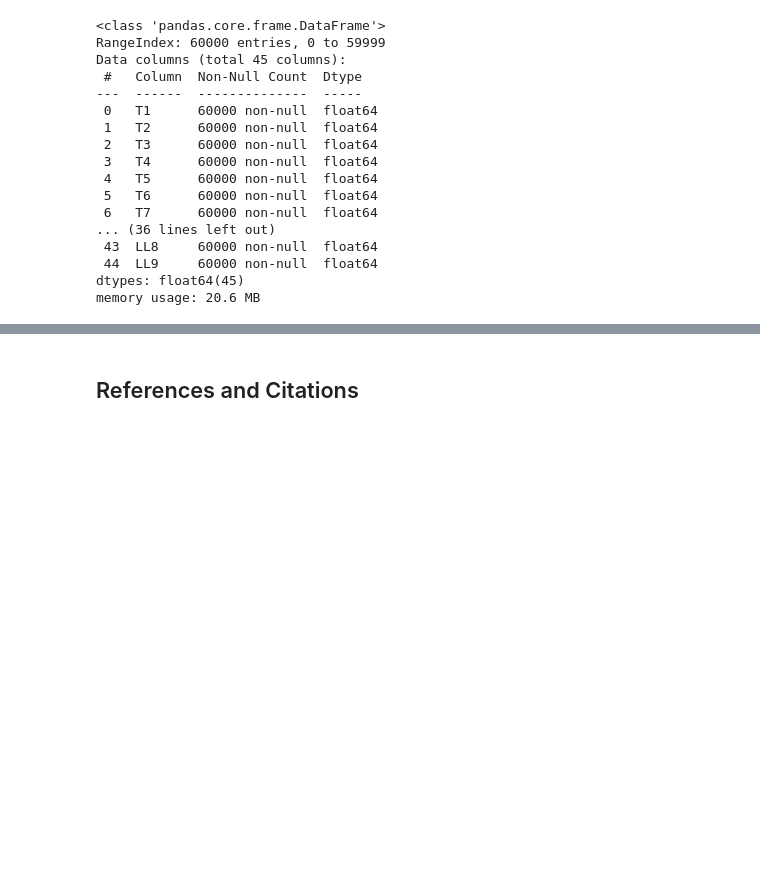
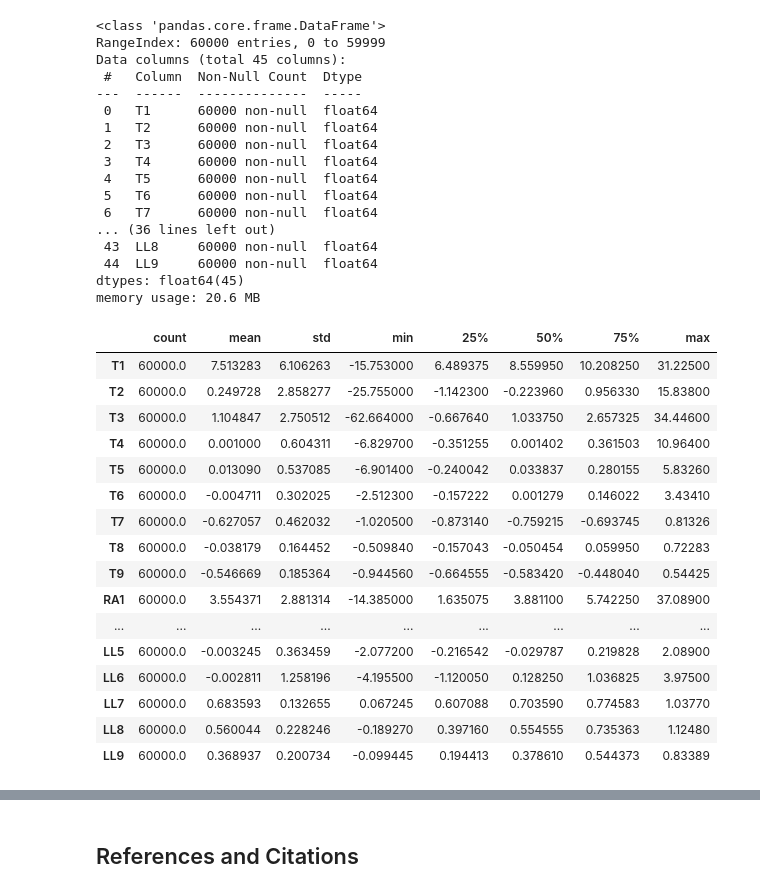
Before and after one commit to mwalbers1/DSC-609-Summer-2022, a Jupyter notebook: module-7-pca.ipynb, the cells around one changed output, grey strips where cells are left out. Drawn from its saved outputs; the diff is of its cells as text; code cells hidden in the pictures; blank space fills up the shorter version.

```diff
--- a/module-7-pca.ipynb
+++ b/module-7-pca.ipynb
@@ -37,3 +52,23 @@ Data columns (total 45 columns):
  44  LL9     60000 non-null  float64
 dtypes: float64(45)
 memory usage: 20.6 MB
+# %%
+stepper_activity.describe().transpose()
+# %% [output]
+|  | count | mean | std | min | 25% | 50% | 75% | max |
+| T1 | 60000.0 | 7.513283 | 6.106263 | -15.753000 | 6.489375 | 8.559950 | 10.208250 | 31.22500 |
+| T2 | 60000.0 | 0.249728 | 2.858277 | -25.755000 | -1.142300 | -0.223960 | 0.956330 | 15.83800 |
+| T3 | 60000.0 | 1.104847 | 2.750512 | -62.664000 | -0.667640 | 1.033750 | 2.657325 | 34.44600 |
+| T4 | 60000.0 | 0.001000 | 0.604311 | -6.829700 | -0.351255 | 0.001402 | 0.361503 | 10.96400 |
+| T5 | 60000.0 | 0.013090 | 0.537085 | -6.901400 | -0.240042 | 0.033837 | 0.280155 | 5.83260 |
+| T6 | 60000.0 | -0.004711 | 0.302025 | -2.512300 | -0.157222 | 0.001279 | 0.146022 | 3.43410 |
+| T7 | 60000.0 | -0.627057 | 0.462032 | -1.020500 | -0.873140 | -0.759215 | -0.693745 | 0.81326 |
+| T8 | 60000.0 | -0.038179 | 0.164452 | -0.509840 | -0.157043 | -0.050454 | 0.059950 | 0.72283 |
+| T9 | 60000.0 | -0.546669 | 0.185364 | -0.944560 | -0.664555 | -0.583420 | -0.448040 | 0.54425 |
+| RA1 | 60000.0 | 3.554371 | 2.881314 | -14.385000 | 1.635075 | 3.881100 | 5.742250 | 37.08900 |
+| ... | ... | ... | ... | ... | ... | ... | ... | ... |
+| LL5 | 60000.0 | -0.003245 | 0.363459 | -2.077200 | -0.216542 | -0.029787 | 0.219828 | 2.08900 |
+| LL6 | 60000.0 | -0.002811 | 1.258196 | -4.195500 | -1.120050 | 0.128250 | 1.036825 | 3.97500 |
+| LL7 | 60000.0 | 0.683593 | 0.132655 | 0.067245 | 0.607088 | 0.703590 | 0.774583 | 1.03770 |
+| LL8 | 60000.0 | 0.560044 | 0.228246 | -0.189270 | 0.397160 | 0.554555 | 0.735363 | 1.12480 |
+| LL9 | 60000.0 | 0.368937 | 0.200734 | -0.099445 | 0.194413 | 0.378610 | 0.544373 | 0.83389 |
```
Also changed, not shown: parts of 42 cells of this notebook.
